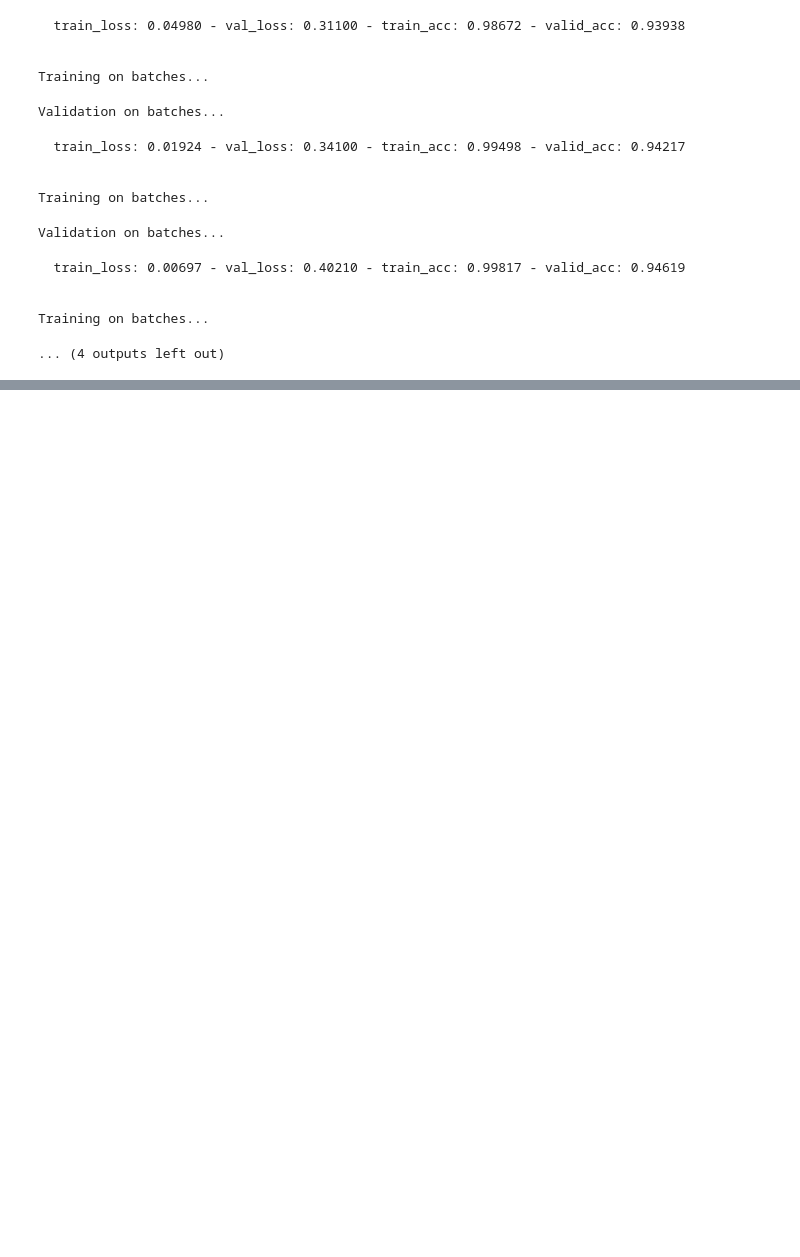
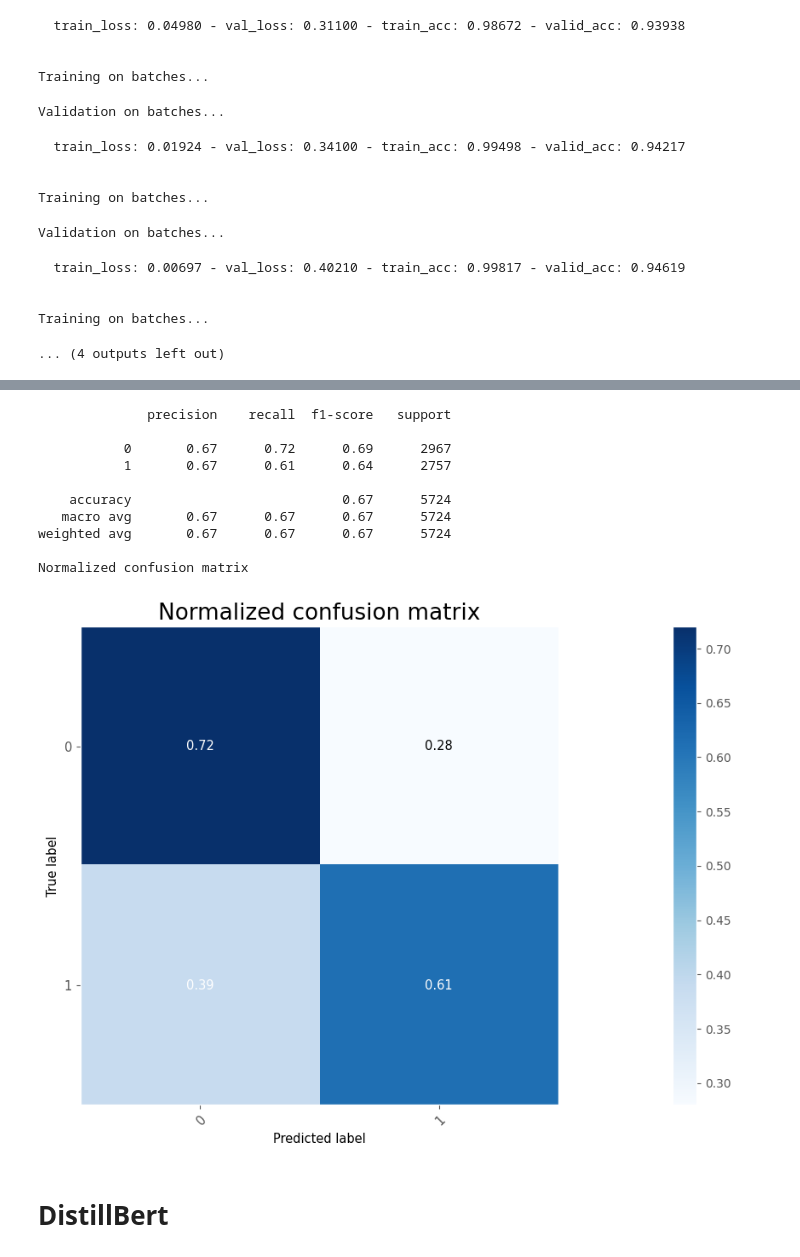
Before and after one commit to MarcinKadziolka/sarcasm-detection, a Jupyter notebook: FinetuneBERT.ipynb, the cells around one changed output, grey strips where cells are left out. Cells and saved outputs as stored; diff of their text form; code cells hidden in the pictures; blank space fills up the shorter version.

```diff
--- a/FinetuneBERT.ipynb
+++ b/FinetuneBERT.ipynb
@@ -518,0 +482,29 @@ Training on batches...
+# %%
+from sklearn.model_selection import train_test_split
+
+gpt2_classificaiton_collator = Gpt2ClassificationCollator(use_tokenizer=tokenizer,
+                                                          labels_encoder=labels_ids,
+                                                          max_sequence_len=max_length)
+
+#df_v1 = pd.read_json('Sarcasm_Headlines_Dataset.json', lines = True)
+df = pd.read_json('Sarcasm_Headlines_Dataset_v2.json', lines = True)
+#df = pd.concat([df_v1, df_v2], axis = 0)
+train_df, test_df = train_test_split(df, test_size=0.2)
+
+print('Dealing with Train...')
+
+train_dataset = SarcasmDataset(train_df, use_tokenizer=tokenizer)
+print('Created `train_dataset` with %d examples!'%len(train_dataset))
+
+
+train_dataloader = DataLoader(train_dataset, batch_size=batch_size, shuffle=True, collate_fn=gpt2_classificaiton_collator)
+print('Created `train_dataloader` with %d batches!'%len(train_dataloader))
+
+
+print('Dealing with Validation...')
+valid_dataset =  SarcasmDataset(test_df,
+                               use_tokenizer=tokenizer)
+print('Created `valid_dataset` with %d examples!'%len(valid_dataset))
+
+valid_dataloader = DataLoader(valid_dataset, batch_size=batch_size, shuffle=False, collate_fn=gpt2_classificaiton_collator)
+print('Created `eval_dataloader` with %d batches!'%len(valid_dataloader))
@@ -518,0 +593,25 @@ Training on batches...
+# %%
+true_labels, predictions_labels, avg_epoch_loss = validation(valid_dataloader, device)
+
+evaluation_report = classification_report(true_labels, predictions_labels)
+print(evaluation_report)
+
+# Plot confusion matrix.
+plot_confusion_matrix(y_true=true_labels, y_pred=predictions_labels,
+                      classes=list(labels_ids.keys()), normalize=True,
+                      magnify=0.1,
+                      );
+# %% [output]
+              precision    recall  f1-score   support
+
+           0       0.67      0.72      0.69      2967
+           1       0.67      0.61      0.64      2757
+
+    accuracy                           0.67      5724
+   macro avg       0.67      0.67      0.67      5724
+weighted avg       0.67      0.67      0.67      5724
+
+Normalized confusion matrix
+[figure, added]
+# %% [markdown]
+# DistillBert
```
Also changed, not shown: parts of 22 cells of this notebook.
